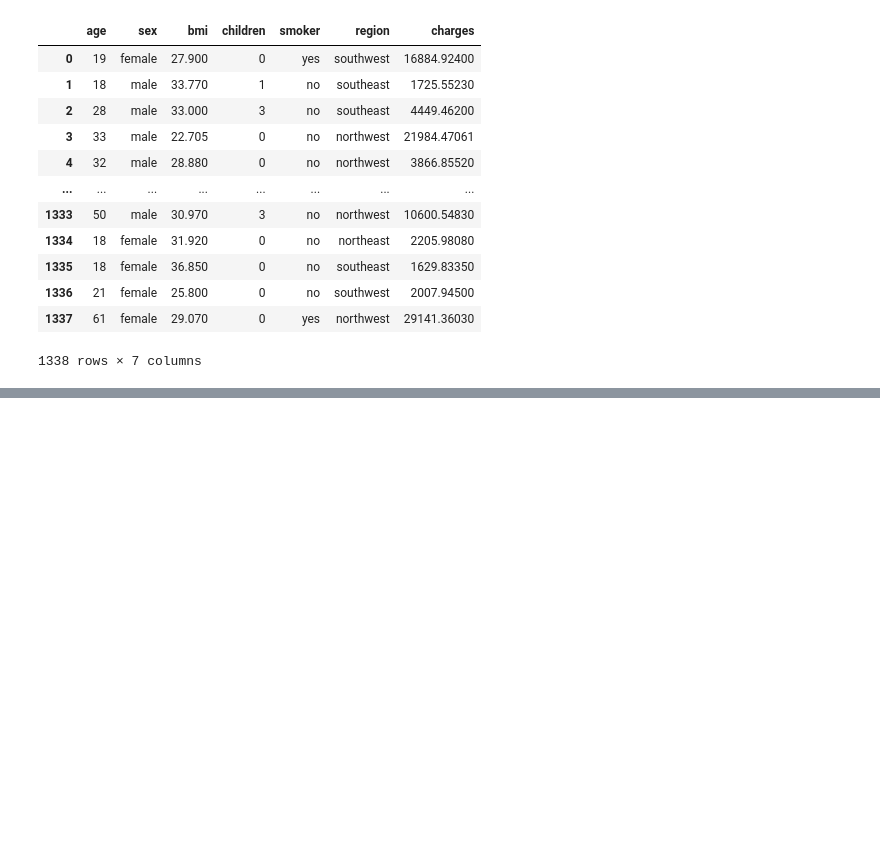
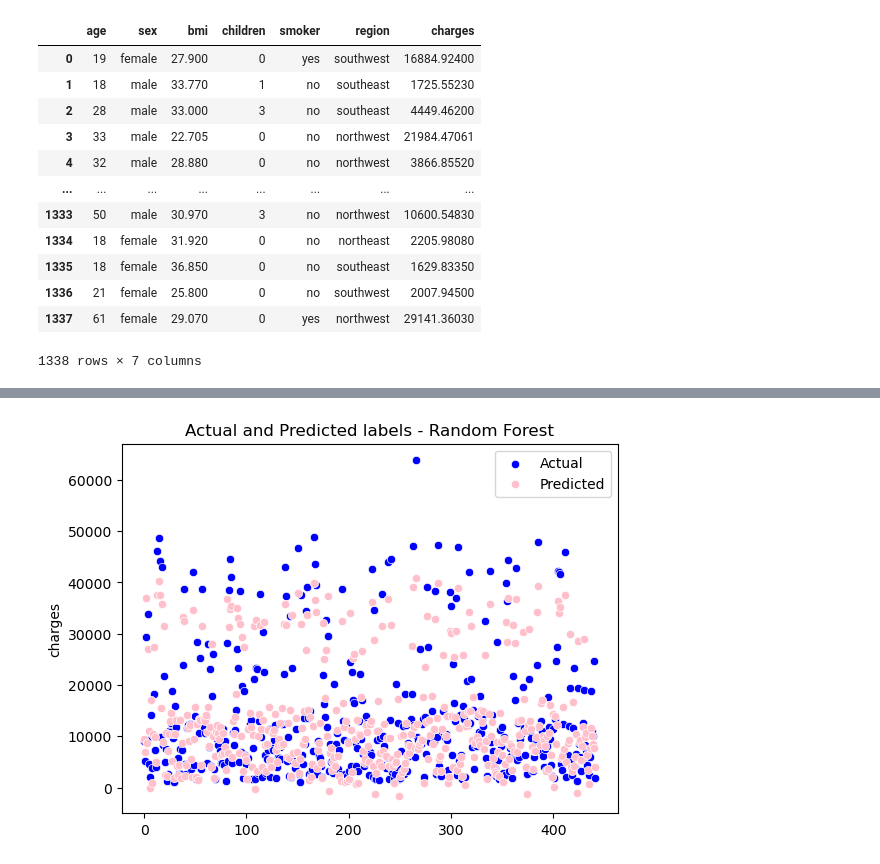
Before and after one commit to ShubhamMisar-12/MedicalCostPrediction, a Jupyter notebook: medical-cost-prediction-1.ipynb, the cells around one changed output, grey strips where cells are left out. Cells and saved outputs as stored; diff of their text form; code cells hidden in the pictures; blank space fills up the shorter version.

```diff
--- a/medical-cost-prediction-1.ipynb
+++ b/medical-cost-prediction-1.ipynb
@@ -335,0 +387,7 @@ R squared: 0.7604740609508065
+# %%
+sns.scatterplot(y = y_test, x = range(len(y_test)), color  ='blue', label = "Actual")
+sns.scatterplot(y = y_predict, x = range(len(y_predict)), color = 'pink', label = "Predicted")
+plt.title("Actual and Predicted labels - Random Forest")
+plt.show()
+# %% [output]
+[figure, added]
```
Also changed, not shown: parts of 15 cells of this notebook.
